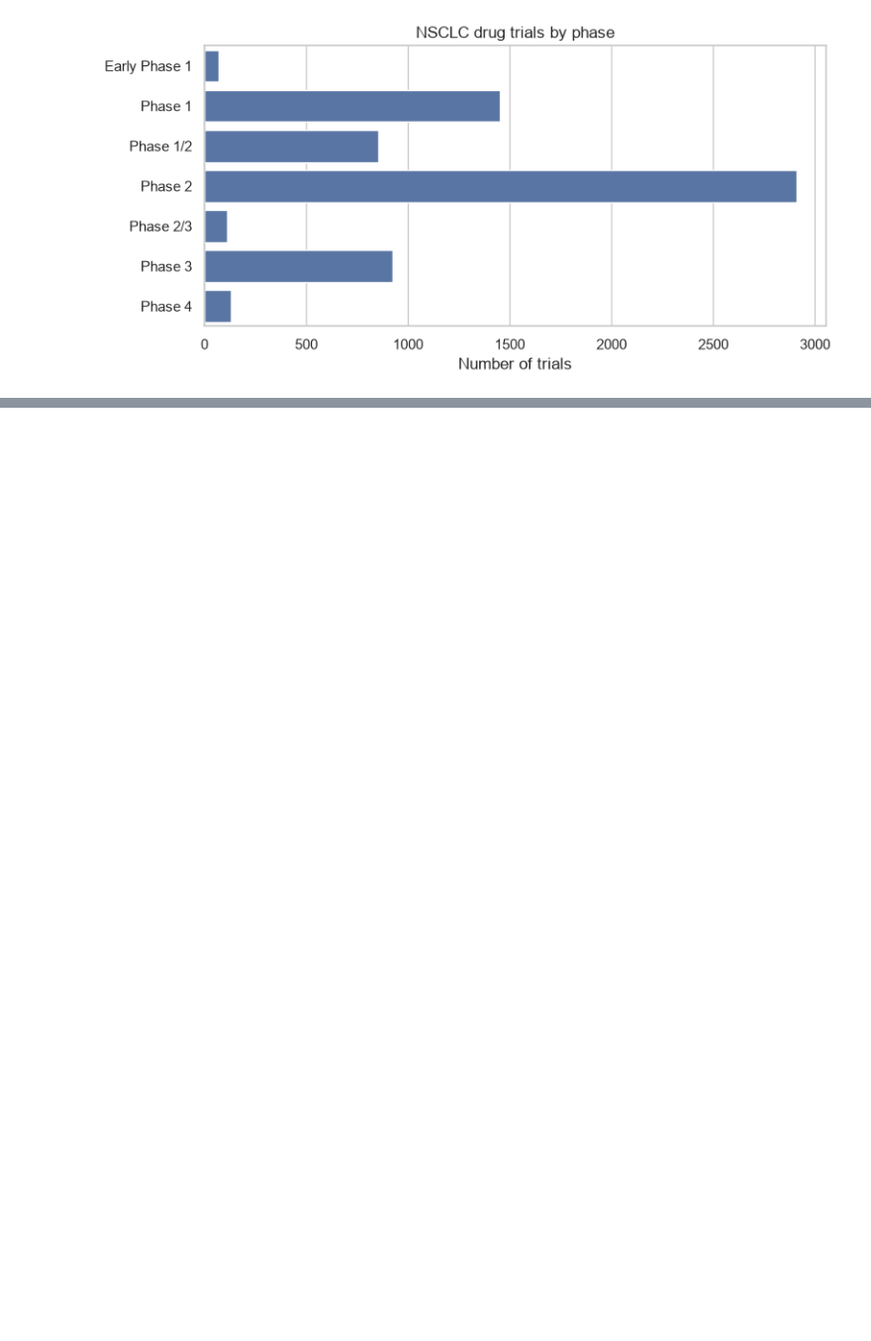
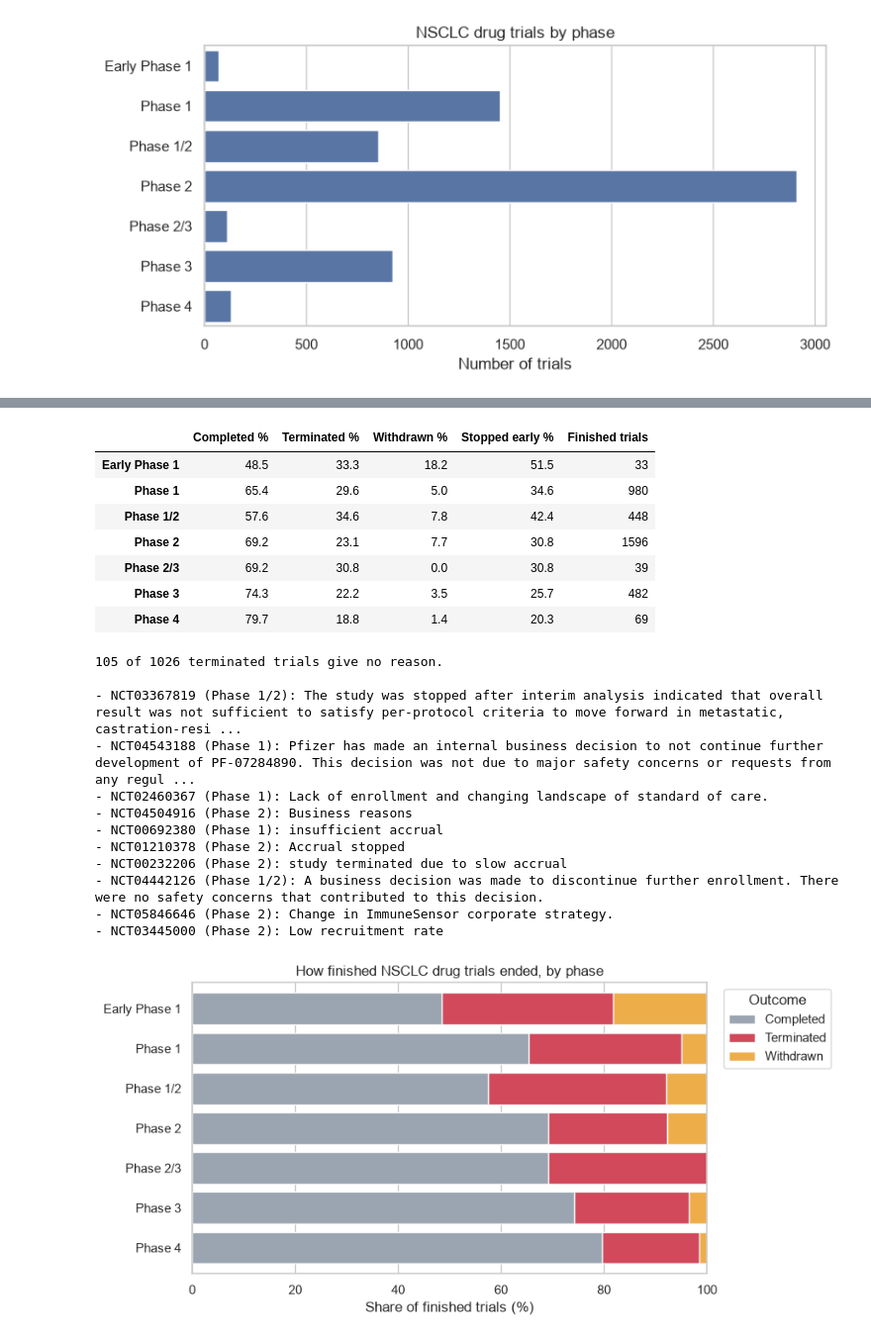
Before and after one commit to roadtoemploy1/clinical-trial-explorer, a Jupyter notebook: notebooks/03_charts.ipynb, the cells around one changed output, grey strips where cells are left out. Shown at 99% size. Saved outputs shown, nothing was run; the diff lists cells and outputs as text; code cells hidden in the pictures; blank space fills up the shorter version.

```diff
--- a/notebooks/03_charts.ipynb
+++ b/notebooks/03_charts.ipynb
@@ -1 +1,7 @@
+# %%
+import matplotlib.pyplot as plt
+import pandas as pd
+import seaborn as sns
+
+pd.set_option("display.max_colwidth", None)
 # %%
@@ -17,0 +86,64 @@ fig.savefig("../figures/01_trials_by_phase.png", dpi=150)
+# %%
+outcomes = ["COMPLETED", "TERMINATED", "WITHDRAWN"]
+finished = trials[trials["status"].isin(outcomes)]
+
+# Counts and row percentages of each outcome within each phase
+counts = pd.crosstab(finished["phase"], finished["status"]).reindex(index=order, columns=outcomes).fillna(0)
+shares = counts.div(counts.sum(axis=1), axis=0) * 100
+
+# Summary table with readable headers
+summary = shares.copy()
+summary["stopped_early_%"] = shares["TERMINATED"] + shares["WITHDRAWN"]
+summary["n_finished"] = counts.sum(axis=1).astype(int)
+
+nice = summary.round(1).rename(columns={
+    "COMPLETED": "Completed %",
+    "TERMINATED": "Terminated %",
+    "WITHDRAWN": "Withdrawn %",
+    "stopped_early_%": "Stopped early %",
+    "n_finished": "Finished trials",
+})
+nice.columns.name = None
+nice.index.name = None
+display(nice)
+
+# Stacked bar chart, with stopped-early outcomes in warning colors
+labels = shares.rename(columns={"COMPLETED": "Completed", "TERMINATED": "Terminated", "WITHDRAWN": "Withdrawn"})
+fig, ax = plt.subplots(figsize=(9, 4.5))
+labels.plot(kind="barh", stacked=True, ax=ax, width=0.8, color=["#9aa5b1", "#d1495b", "#edae49"])
+ax.invert_yaxis()
+ax.set(title="How finished NSCLC drug trials ended, by phase",
+       xlabel="Share of finished trials (%)", ylabel="")
+ax.set_xlim(0, 100)
+ax.legend(title="Outcome", bbox_to_anchor=(1.02, 1), loc="upper left")
+fig.tight_layout()
+fig.savefig("../figures/04_outcomes_by_phase.png", dpi=150)
+
+# Why trials were terminated: a random sample of stated reasons
+terminated = finished[finished["status"] == "TERMINATED"]
+print(f"{terminated['why_stopped'].isna().sum()} of {len(terminated)} terminated trials give no reason.\n")
+
+for _, row in terminated.dropna(subset=["why_stopped"]).sample(10, random_state=1).iterrows():
+    print(f"- {row['nct_id']} ({row['phase']}): {row['why_stopped']}")
+# %% [output]
+|  | Completed % | Terminated % | Withdrawn % | Stopped early % | Finished trials |
+| Early Phase 1 | 48.5 | 33.3 | 18.2 | 51.5 | 33 |
+| Phase 1 | 65.4 | 29.6 | 5.0 | 34.6 | 980 |
+| Phase 1/2 | 57.6 | 34.6 | 7.8 | 42.4 | 448 |
+| Phase 2 | 69.2 | 23.1 | 7.7 | 30.8 | 1596 |
+| Phase 2/3 | 69.2 | 30.8 | 0.0 | 30.8 | 39 |
+| Phase 3 | 74.3 | 22.2 | 3.5 | 25.7 | 482 |
+| Phase 4 | 79.7 | 18.8 | 1.4 | 20.3 | 69 |
+105 of 1026 terminated trials give no reason.
+
+- NCT03367819 (Phase 1/2): The study was stopped after interim analysis indicated that overall result was not sufficient to satisfy per-protocol criteria to move forward in metastatic, castration-resi ...
+- NCT04543188 (Phase 1): Pfizer has made an internal business decision to not continue further development of PF-07284890. This decision was not due to major safety concerns or requests from any regul ...
+- NCT02460367 (Phase 1): Lack of enrollment and changing landscape of standard of care.
+- NCT04504916 (Phase 2): Business reasons
+- NCT00692380 (Phase 1): insufficient accrual
+- NCT01210378 (Phase 2): Accrual stopped
+- NCT00232206 (Phase 2): study terminated due to slow accrual
+- NCT04442126 (Phase 1/2): A business decision was made to discontinue further enrollment. There were no safety concerns that contributed to this decision.
+- NCT05846646 (Phase 2): Change in ImmuneSensor corporate strategy.
+- NCT03445000 (Phase 2): Low recruitment rate
+[figure, added]
```
Also changed, not shown: parts of 6 cells of this notebook, 5 other files.
